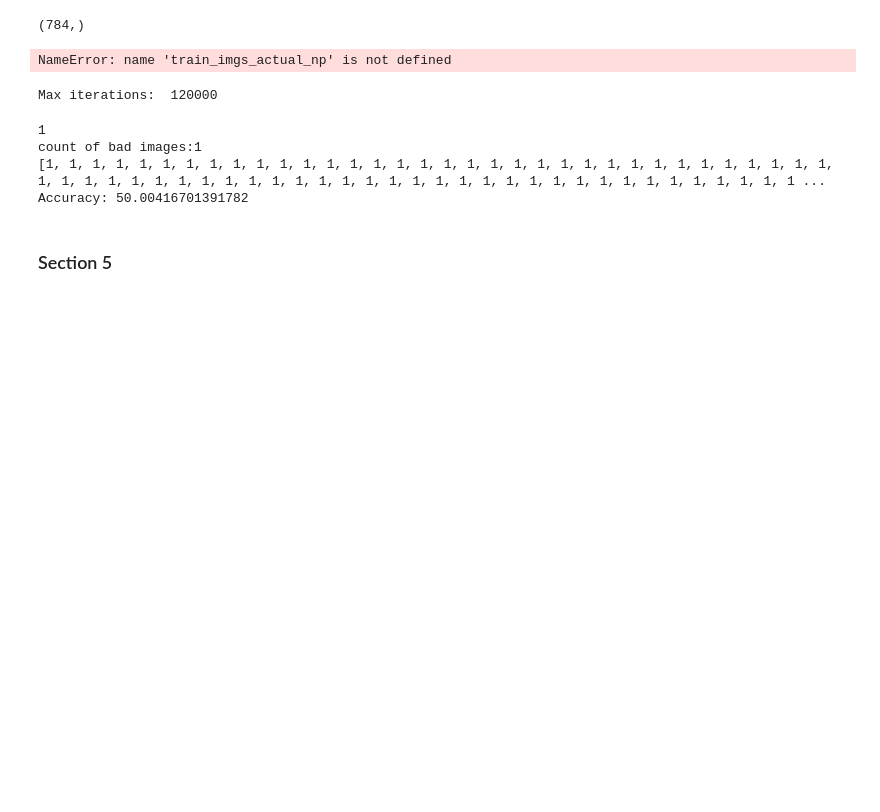
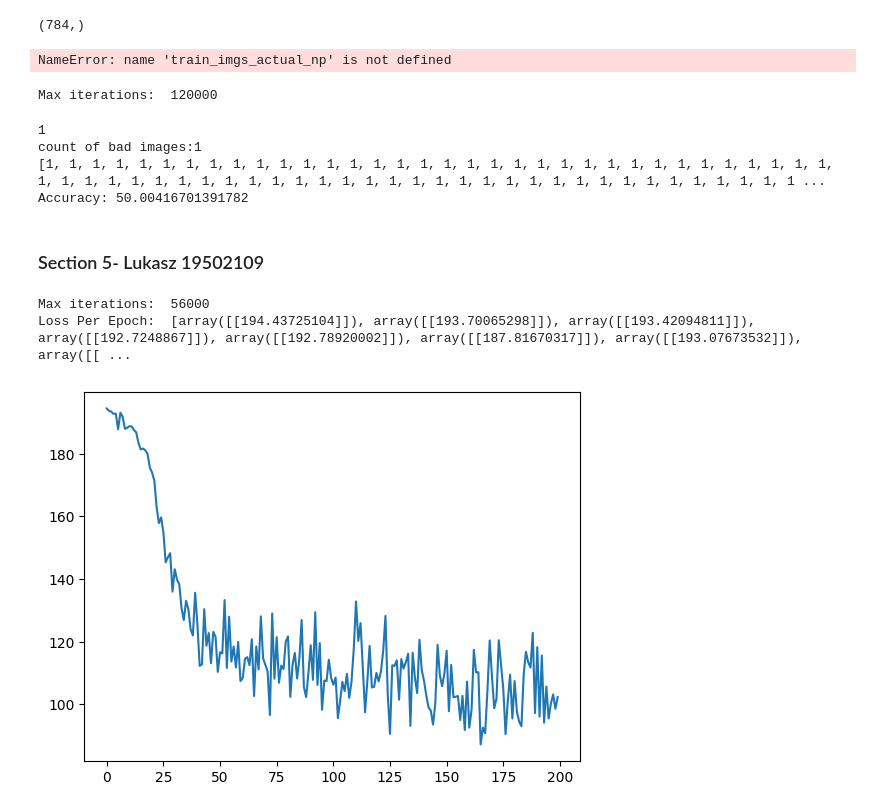
Before and after one commit to STRMNGnwo/CT5133-DeepLearning, a Jupyter notebook: DeepLearningAssignment_1.ipynb, the cells around one changed output. Saved outputs shown, nothing was run; the diff lists cells and outputs as text; code cells hidden in the pictures; blank space fills up the shorter version.

Commit message:
Doing Section 5. Have not tested it out yet

```diff
--- a/DeepLearningAssignment_1.ipynb
+++ b/DeepLearningAssignment_1.ipynb
@@ -849,4 +852,4 @@ count of bad images:1
 [1, 1, 1, 1, 1, 1, 1, 1, 1, 1, 1, 1, 1, 1, 1, 1, 1, 1, 1, 1, 1, 1, 1, 1, 1, 1, 1, 1, 1, 1, 1, 1, 1, 1, 1, 1, 1, 1, 1, 1, 1, 1, 1, 1, 1, 1, 1, 1, 1, 1, 1, 1, 1, 1, 1, 1, 1, 1, 1, 1, 1, 1, 1, 1, 1, 1, 1 ...
 Accuracy: 50.00416701391782
 # %% [markdown]
-### Section 5
+### Section 5- Lukasz 19502109
@@ -852,0 +1098,11 @@ Accuracy: 50.00416701391782
+# %%
+model_blobs_5=Section5NeuralNet_L(training_blobs_X.iloc[[0]].shape, [5,3,2])
+
+#setting training params
+train_params={ "epochs":200,"lr":0.01}
+# %%
+train_GPT_backprop_L(model_blobs_5, training_blobs_X, training_blobs_Y, train_params)
+# %% [output]
+Max iterations:  56000
+Loss Per Epoch:  [array([[194.43725104]]), array([[193.70065298]]), array([[193.42094811]]), array([[192.7248867]]), array([[192.78920002]]), array([[187.81670317]]), array([[193.07673532]]), array([[ ...
+[figure, added]
```
Also changed, not shown: parts of 16 cells of this notebook.
